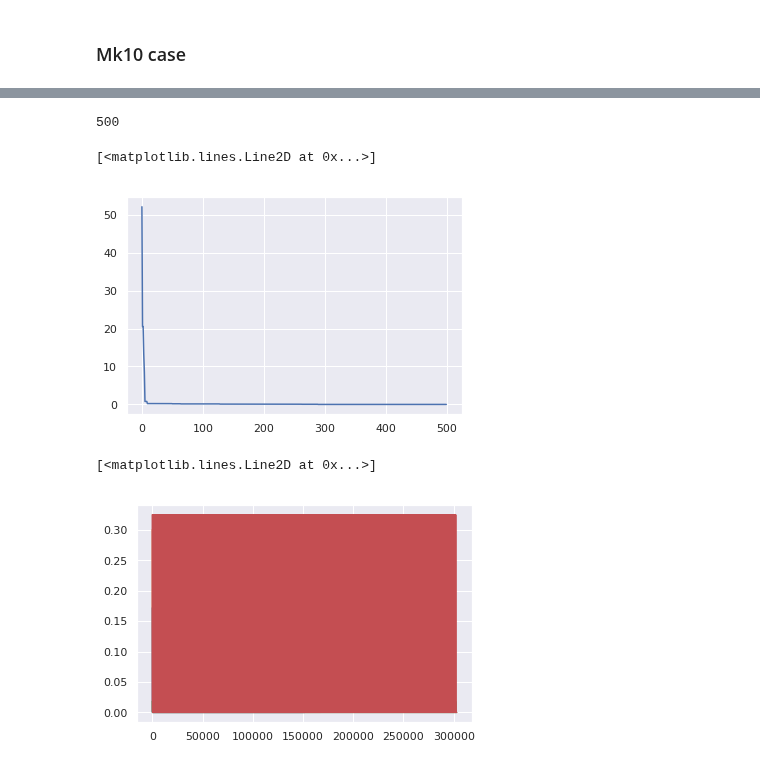
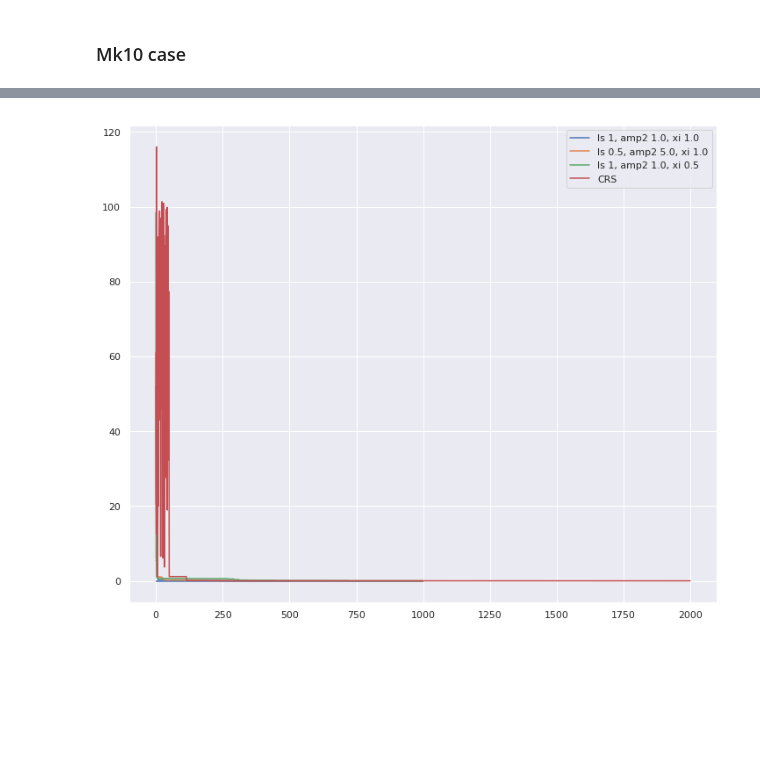
Before and after one commit to kkh8676/opt_functions, a Jupyter notebook: OCD/BO_OCD_case0_result.ipynb, the cells around one changed output, grey strips where cells are left out. Saved outputs shown, nothing was run; the diff lists cells and outputs as text; code cells hidden in the pictures; blank space fills up the shorter version.

```diff
--- a/OCD/BO_OCD_case0_result.ipynb
+++ b/OCD/BO_OCD_case0_result.ipynb
@@ -169,17 +147,14 @@ test = np.multiply(observed_obj_EI_exp[0],303)
-# %%
-len(observed_obj_EI_exp[0])
-# %% [output]
-500
-# %%
-plt.plot(test)
-# %% [output]
-[<matplotlib.lines.Line2D at 0x...>]
-[figure, removed]
-# %%
-plt.plot(observed_obj_EI_exp[0] * 303)
-plt.plot(observed_obj_EI_exp[1] * 303)
-plt.plot(observed_obj_EI_exp[2] * 303)
-plt.plot(observed_obj_EI_exp[3] * 303)
-# %% [output]
-[<matplotlib.lines.Line2D at 0x...>]
-[figure, removed]
+# %%
+plt.figure(figsize = (12,10))
+plt.plot(np.multiply(observed_obj_EI_exp[0], 303), label = "ls 1, amp2 1.0, xi 1.0")
+#plt.plot(np.multiply(observed_obj_EI_exp[1], 303), label = "ls 1, amp2 1.0, xi 1.0")
+plt.plot(np.multiply(observed_obj_EI_exp[2], 303), label = "ls 0.5, amp2 5.0, xi 1.0")
+plt.plot(np.multiply(observed_obj_EI_exp[3], 303), label = "ls 1, amp2 1.0, xi 0.5")
+plt.plot(ex_CRS_obj, label='CRS')
+#plt.ylim(ymin=0, ymax=1)
+plt.hlines(y=0,xmin=0, xmax=1000, color='b')
+#plt.vlines(x=100, ymin=0, ymax = 0.5)
+plt.legend()
+plt.show()
+# %% [output]
+[figure, added]
```
Also changed, not shown: parts of 13 cells of this notebook.
